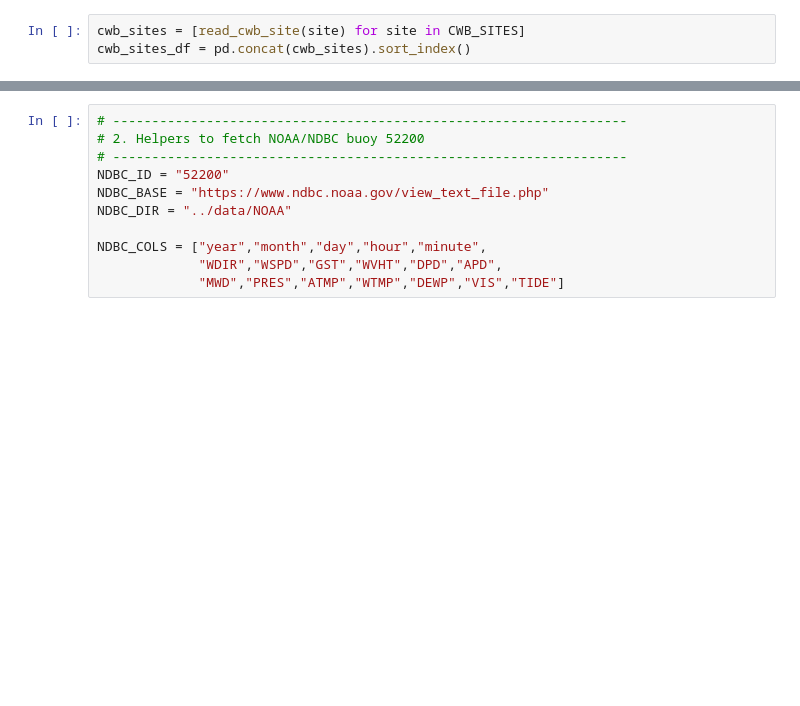
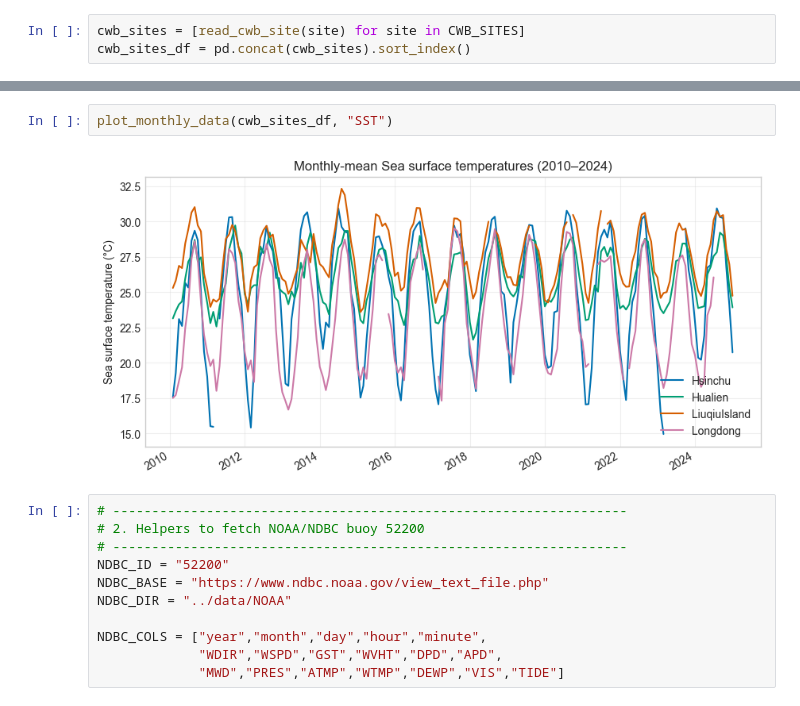
Before and after one commit to ODBapp/buoy, a Jupyter notebook: dev/wave_climate01.ipynb, the cells around one changed output, grey strips where cells are left out. Saved outputs shown, nothing was run; the diff lists cells and outputs as text; blank space fills up the shorter version.

```diff
--- a/dev/wave_climate01.ipynb
+++ b/dev/wave_climate01.ipynb
@@ -84,3 +137,7 @@ plot_monthly_wind(cwb_sites_df)
+# %%
+plot_monthly_data(cwb_sites_df, "SST")
+# %% [output]
+[figure, added]
 # %%
 # ------------------------------------------------------------------
 # 2. Helpers to fetch NOAA/NDBC buoy 52200
```
Also changed, not shown: parts of 29 cells of this notebook, 15 other files.
